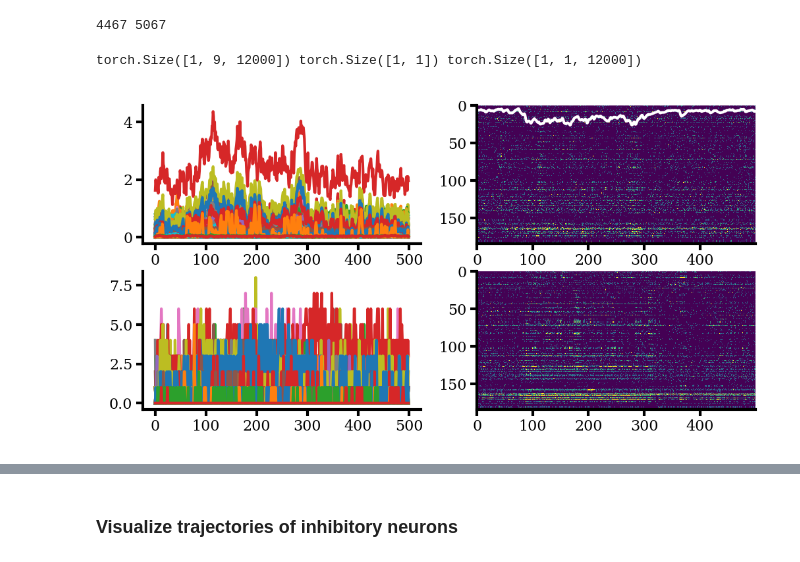
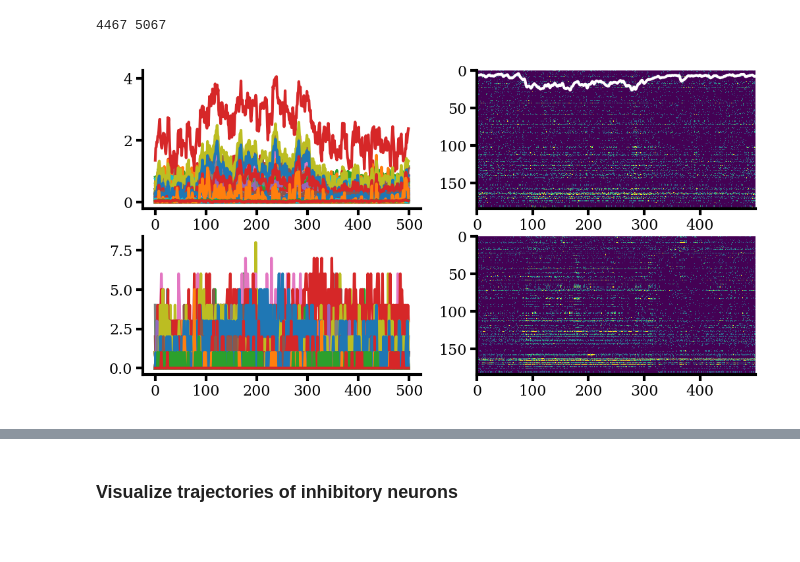
Before and after one commit to Matthijspals/mnm, a Jupyter notebook: generate_figures/plot_single_model.ipynb, the cells around one changed output, grey strips where cells are left out. Drawn from its saved outputs; the diff is of its cells as text; code cells hidden in the pictures.

```diff
--- a/generate_figures/plot_single_model.ipynb
+++ b/generate_figures/plot_single_model.ipynb
@@ -39,7 +39,7 @@ from vi_rnn.generate import generate
 # %% [markdown]
 ### Load spikes and neuromodulation signal
 # %%
-data_dir_nk339 = '../data/nk339/'
+data_dir_nk339 = '../data/recordings/nk339_mPFC/'
 config = {
     'data_dir': data_dir_nk339,
     'model_dir': "../models/all/",
@@ -320,23 +315,21 @@ trajs_gen = []
 x_psts = torch.from_numpy(x_).to(torch.float32).unsqueeze(0)
 s_psts = torch.from_numpy(s_).to(torch.float32).unsqueeze(0).unsqueeze(0)
 u = torch.zeros((1, vae.dim_u, x_psts.shape[2]))
-z,v, traj = generate(vae, x=x_psts,
+z,v, traj, spikes = generate(vae, x=x_psts,
                         u=u,
                         s=s_psts,k=num_trajs, initial_state="posterior_mean");
-# %% [output]
-torch.Size([1, 9, 12000]) torch.Size([1, 1]) torch.Size([1, 1, 12000])
 # %%
 fig, ax = plt.subplots(2,2, figsize=(6,3),dpi=200)
 
 plt_dur =500
 
 ax[0,0].plot(traj[0,:, :plt_dur, 0].T);
-ax[0,1].imshow(torch.poisson(traj)[0,:,:plt_dur,0], aspect='auto', vmax=3);
+ax[0,1].imshow(spikes[0,:,:plt_dur,0], aspect='auto', vmax=3);
 ax[1,0].plot(x_psts[0,:, :plt_dur].T);
 ax[1,1].imshow(x_psts[0,:,:plt_dur], aspect='auto', vmax=3);
 ax[0,1].plot(s_psts[0,0,:plt_dur]*100, color='white', alpha=1);
 # %% [output]
-[figure, old version]
+[figure, new version]
 # %%
 sample_spikes=True
 # %%
```
Also changed, not shown: parts of 11 cells of this notebook, 3 other files.
